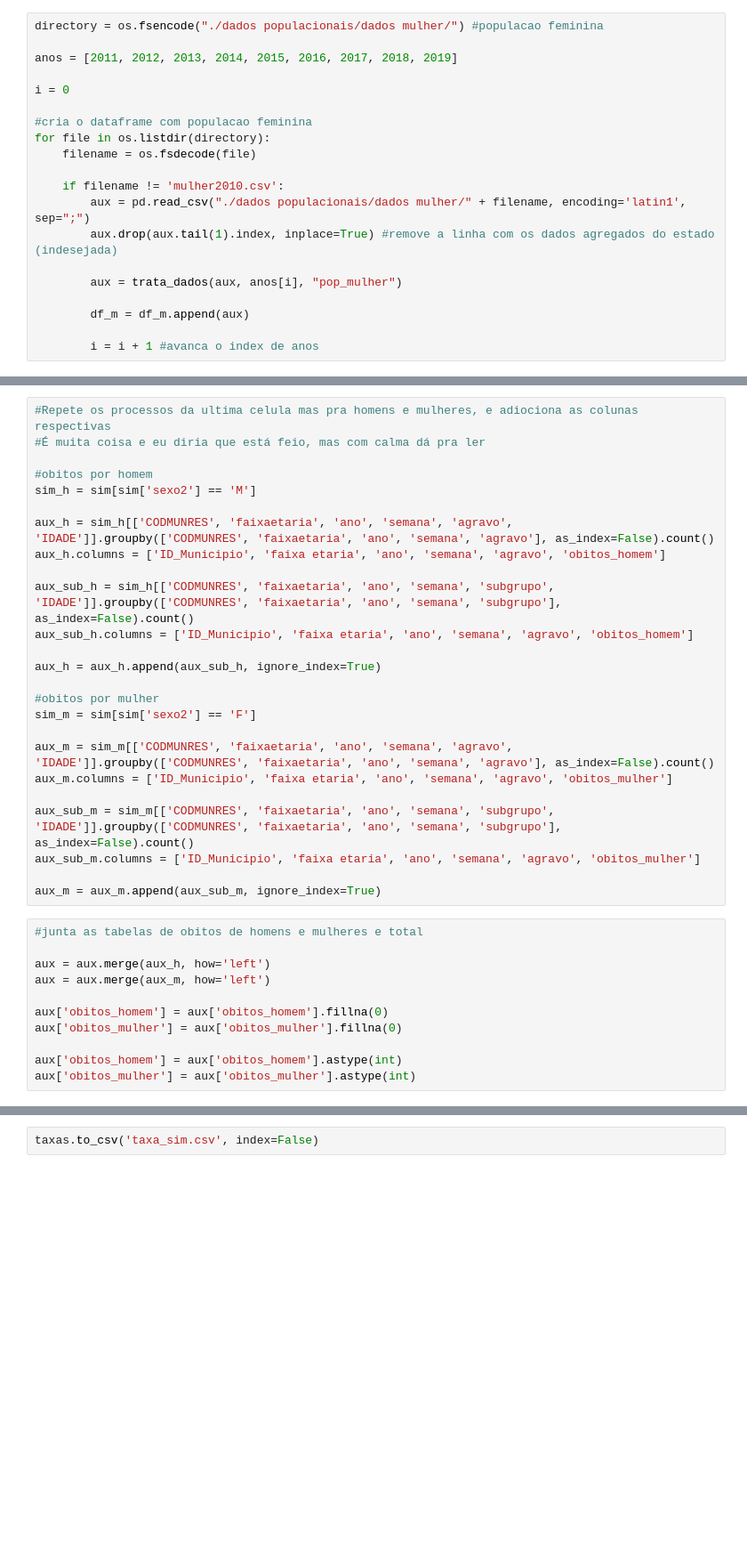
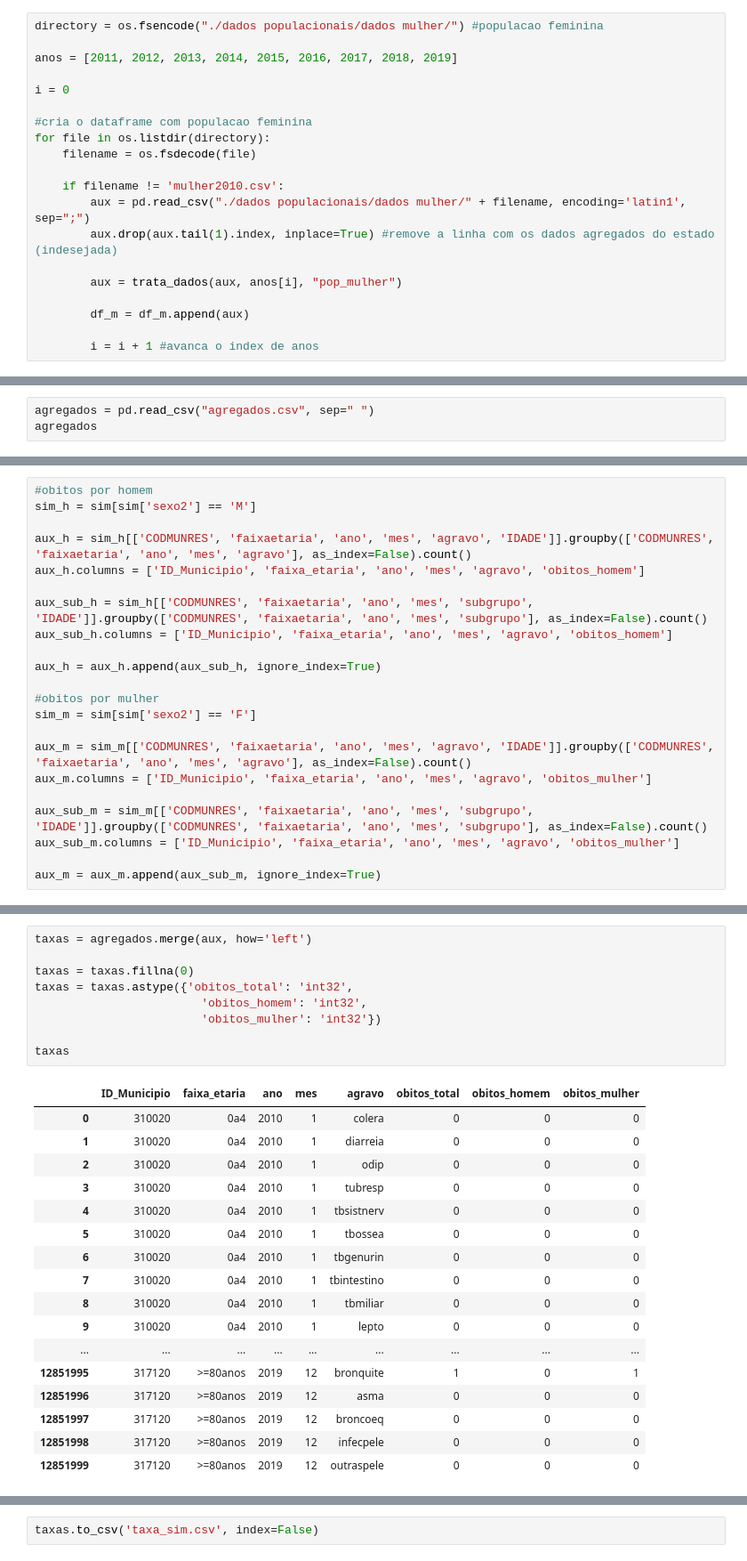
Before and after one commit to uai-ufmg/brumadinho37, a Jupyter notebook: pop_estimativas.ipynb, the cells around one changed output, grey strips where cells are left out. Shown: that part at 89% size. Drawn from its saved outputs; the diff is of its cells as text; blank space fills up the shorter version.

```diff
--- a/pop_estimativas.ipynb
+++ b/pop_estimativas.ipynb
@@ -170,0 +270,3 @@ df
+# %%
+agregados = pd.read_csv("agregados.csv", sep=" ")
+agregados
@@ -203,36 +324,22 @@ aux
 # %%
-#Repete os processos da ultima celula mas pra homens e mulheres, e adiociona as colunas respectivas
-#É muita coisa e eu diria que está feio, mas com calma dá pra ler
-
 #obitos por homem
 sim_h = sim[sim['sexo2'] == 'M']
 
-aux_h = sim_h[['CODMUNRES', 'faixaetaria', 'ano', 'semana', 'agravo', 'IDADE']].groupby(['CODMUNRES', 'faixaetaria', 'ano', 'semana', 'agravo'], as_index=False).count()
-aux_h.columns = ['ID_Municipio', 'faixa etaria', 'ano', 'semana', 'agravo', 'obitos_homem']
+aux_h = sim_h[['CODMUNRES', 'faixaetaria', 'ano', 'mes', 'agravo', 'IDADE']].groupby(['CODMUNRES', 'faixaetaria', 'ano', 'mes', 'agravo'], as_index=False).count()
+aux_h.columns = ['ID_Municipio', 'faixa_etaria', 'ano', 'mes', 'agravo', 'obitos_homem']
 
-aux_sub_h = sim_h[['CODMUNRES', 'faixaetaria', 'ano', 'semana', 'subgrupo', 'IDADE']].groupby(['CODMUNRES', 'faixaetaria', 'ano', 'semana', 'subgrupo'], as_index=False).count()
-aux_sub_h.columns = ['ID_Municipio', 'faixa etaria', 'ano', 'semana', 'agravo', 'obitos_homem']
+aux_sub_h = sim_h[['CODMUNRES', 'faixaetaria', 'ano', 'mes', 'subgrupo', 'IDADE']].groupby(['CODMUNRES', 'faixaetaria', 'ano', 'mes', 'subgrupo'], as_index=False).count()
+aux_sub_h.columns = ['ID_Municipio', 'faixa_etaria', 'ano', 'mes', 'agravo', 'obitos_homem']
 
 aux_h = aux_h.append(aux_sub_h, ignore_index=True)
 
 #obitos por mulher
 sim_m = sim[sim['sexo2'] == 'F']
 
-aux_m = sim_m[['CODMUNRES', 'faixaetaria', 'ano', 'semana', 'agravo', 'IDADE']].groupby(['CODMUNRES', 'faixaetaria', 'ano', 'semana', 'agravo'], as_index=False).count()
-aux_m.columns = ['ID_Municipio', 'faixa etaria', 'ano', 'semana', 'agravo', 'obitos_mulher']
+aux_m = sim_m[['CODMUNRES', 'faixaetaria', 'ano', 'mes', 'agravo', 'IDADE']].groupby(['CODMUNRES', 'faixaetaria', 'ano', 'mes', 'agravo'], as_index=False).count()
+aux_m.columns = ['ID_Municipio', 'faixa_etaria', 'ano', 'mes', 'agravo', 'obitos_mulher']
 
-aux_sub_m = sim_m[['CODMUNRES', 'faixaetaria', 'ano', 'semana', 'subgrupo', 'IDADE']].groupby(['CODMUNRES', 'faixaetaria', 'ano', 'semana', 'subgrupo'], as_index=False).count()
-aux_sub_m.columns = ['ID_Municipio', 'faixa etaria', 'ano', 'semana', 'agravo', 'obitos_mulher']
+aux_sub_m = sim_m[['CODMUNRES', 'faixaetaria', 'ano', 'mes', 'subgrupo', 'IDADE']].groupby(['CODMUNRES', 'faixaetaria', 'ano', 'mes', 'subgrupo'], as_index=False).count()
+aux_sub_m.columns = ['ID_Municipio', 'faixa_etaria', 'ano', 'mes', 'agravo', 'obitos_mulher']
 
 aux_m = aux_m.append(aux_sub_m, ignore_index=True)
-# %%
-#junta as tabelas de obitos de homens e mulheres e total
-
-aux = aux.merge(aux_h, how='left')
-aux = aux.merge(aux_m, how='left')
-
-aux['obitos_homem'] = aux['obitos_homem'].fillna(0)
-aux['obitos_mulher'] = aux['obitos_mulher'].fillna(0)
-
-aux['obitos_homem'] = aux['obitos_homem'].astype(int)
-aux['obitos_mulher'] = aux['obitos_mulher'].astype(int)
@@ -238,0 +349,27 @@ aux['obitos_mulher'] = aux['obitos_mulher'].astype(int)
+# %%
+taxas = agregados.merge(aux, how='left')
+
+taxas = taxas.fillna(0)
+taxas = taxas.astype({'obitos_total': 'int32',
+                        'obitos_homem': 'int32',
+                        'obitos_mulher': 'int32'})
+
+taxas
+# %% [output]
+|  | ID_Municipio | faixa_etaria | ano | mes | agravo | obitos_total | obitos_homem | obitos_mulher |
+| 0 | 310020 | 0a4 | 2010 | 1 | colera | 0 | 0 | 0 |
+| 1 | 310020 | 0a4 | 2010 | 1 | diarreia | 0 | 0 | 0 |
+| 2 | 310020 | 0a4 | 2010 | 1 | odip | 0 | 0 | 0 |
+| 3 | 310020 | 0a4 | 2010 | 1 | tubresp | 0 | 0 | 0 |
+| 4 | 310020 | 0a4 | 2010 | 1 | tbsistnerv | 0 | 0 | 0 |
+| 5 | 310020 | 0a4 | 2010 | 1 | tbossea | 0 | 0 | 0 |
+| 6 | 310020 | 0a4 | 2010 | 1 | tbgenurin | 0 | 0 | 0 |
+| 7 | 310020 | 0a4 | 2010 | 1 | tbintestino | 0 | 0 | 0 |
+| 8 | 310020 | 0a4 | 2010 | 1 | tbmiliar | 0 | 0 | 0 |
+| 9 | 310020 | 0a4 | 2010 | 1 | lepto | 0 | 0 | 0 |
+| ... | ... | ... | ... | ... | ... | ... | ... | ... |
+| 12851995 | 317120 | >=80anos | 2019 | 12 | bronquite | 1 | 0 | 1 |
+| 12851996 | 317120 | >=80anos | 2019 | 12 | asma | 0 | 0 | 0 |
+| 12851997 | 317120 | >=80anos | 2019 | 12 | broncoeq | 0 | 0 | 0 |
+| 12851998 | 317120 | >=80anos | 2019 | 12 | infecpele | 0 | 0 | 0 |
+| 12851999 | 317120 | >=80anos | 2019 | 12 | outraspele | 0 | 0 | 0 |
```
Also changed, not shown: parts of 21 cells of this notebook, 1 other file.
